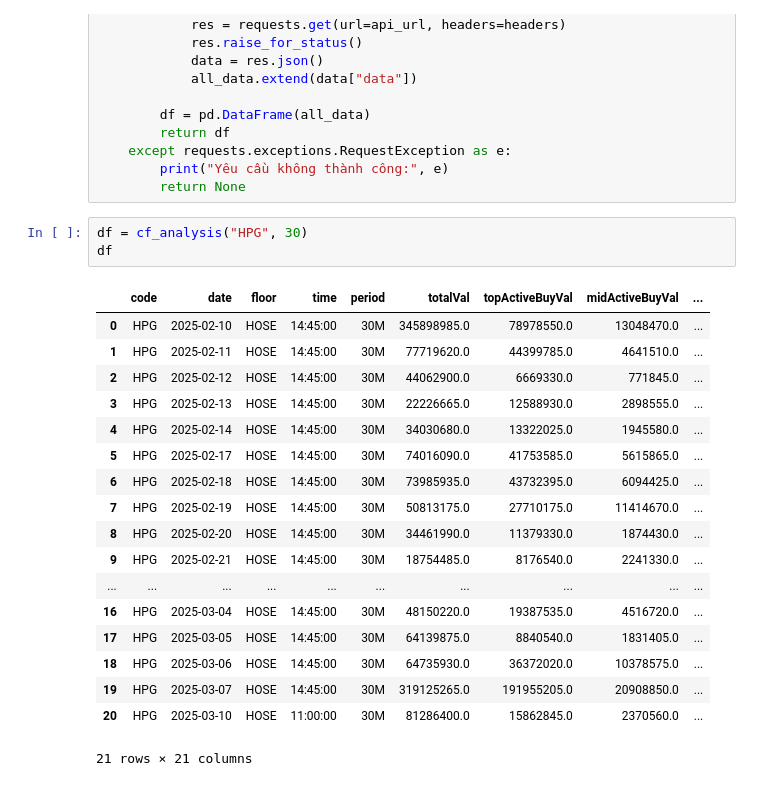
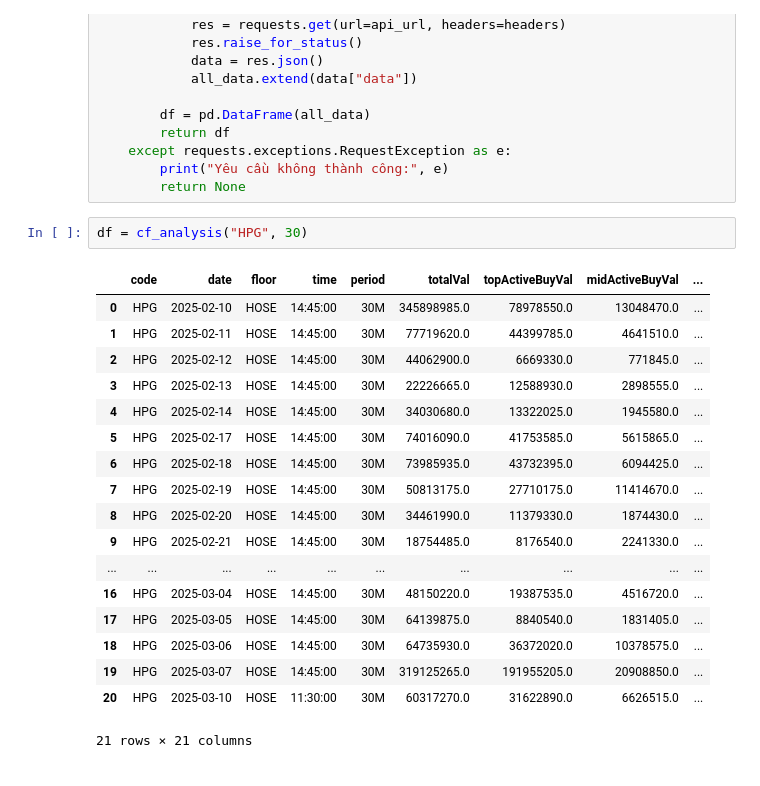
Before and after one commit to vinhnguyen-22/Vincent-Stock-Dashboard, a Jupyter notebook: notebooks/Optimize_portfolio.ipynb, the cells around one changed output. Saved outputs shown, nothing was run; the diff lists cells and outputs as text.

```diff
--- a/notebooks/Optimize_portfolio.ipynb
+++ b/notebooks/Optimize_portfolio.ipynb
@@ -77,25 +107,24 @@ def cf_analysis(stock, period):
         return None
 # %%
 df = cf_analysis("HPG", 30)
-df
 # %% [output]
 |  | code | date | floor | time | period | totalVal | topActiveBuyVal | midActiveBuyVal | ... |
 | 0 | HPG | 2025-02-10 | HOSE | 14:45:00 | 30M | 345898985.0 | 78978550.0 | 13048470.0 | ... |
 | 1 | HPG | 2025-02-11 | HOSE | 14:45:00 | 30M | 77719620.0 | 44399785.0 | 4641510.0 | ... |
 | 2 | HPG | 2025-02-12 | HOSE | 14:45:00 | 30M | 44062900.0 | 6669330.0 | 771845.0 | ... |
 | 3 | HPG | 2025-02-13 | HOSE | 14:45:00 | 30M | 22226665.0 | 12588930.0 | 2898555.0 | ... |
 | 4 | HPG | 2025-02-14 | HOSE | 14:45:00 | 30M | 34030680.0 | 13322025.0 | 1945580.0 | ... |
 | 5 | HPG | 2025-02-17 | HOSE | 14:45:00 | 30M | 74016090.0 | 41753585.0 | 5615865.0 | ... |
 | 6 | HPG | 2025-02-18 | HOSE | 14:45:00 | 30M | 73985935.0 | 43732395.0 | 6094425.0 | ... |
 | 7 | HPG | 2025-02-19 | HOSE | 14:45:00 | 30M | 50813175.0 | 27710175.0 | 11414670.0 | ... |
 | 8 | HPG | 2025-02-20 | HOSE | 14:45:00 | 30M | 34461990.0 | 11379330.0 | 1874430.0 | ... |
 | 9 | HPG | 2025-02-21 | HOSE | 14:45:00 | 30M | 18754485.0 | 8176540.0 | 2241330.0 | ... |
 | ... | ... | ... | ... | ... | ... | ... | ... | ... | ... |
 | 16 | HPG | 2025-03-04 | HOSE | 14:45:00 | 30M | 48150220.0 | 19387535.0 | 4516720.0 | ... |
 | 17 | HPG | 2025-03-05 | HOSE | 14:45:00 | 30M | 64139875.0 | 8840540.0 | 1831405.0 | ... |
 | 18 | HPG | 2025-03-06 | HOSE | 14:45:00 | 30M | 64735930.0 | 36372020.0 | 10378575.0 | ... |
 | 19 | HPG | 2025-03-07 | HOSE | 14:45:00 | 30M | 319125265.0 | 191955205.0 | 20908850.0 | ... |
-| 20 | HPG | 2025-03-10 | HOSE | 11:00:00 | 30M | 81286400.0 | 15862845.0 | 2370560.0 | ... |
+| 20 | HPG | 2025-03-10 | HOSE | 11:30:00 | 30M | 60317270.0 | 31622890.0 | 6626515.0 | ... |
 21 rows × 21 columns
 # %%
 # Extract the relevant columns for the bar chart
```
Also changed, not shown: parts of 3 cells of this notebook, 1 other file.
